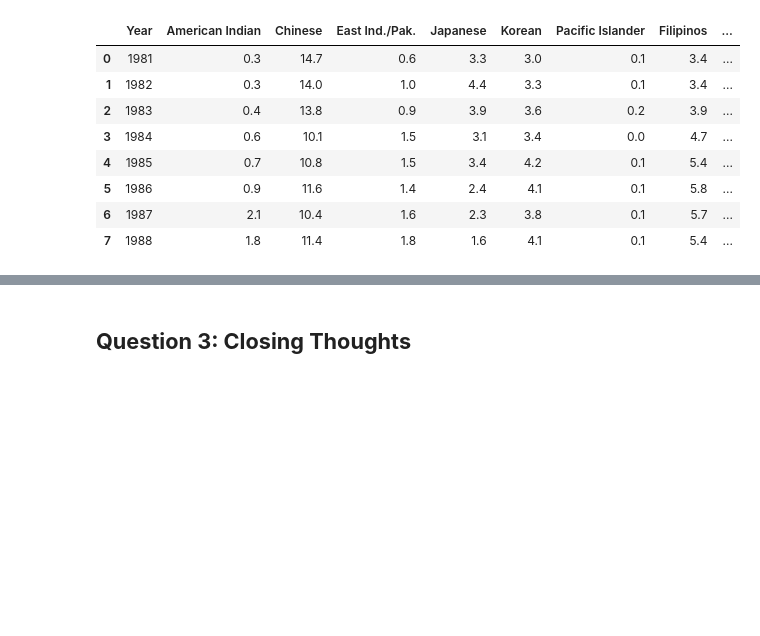
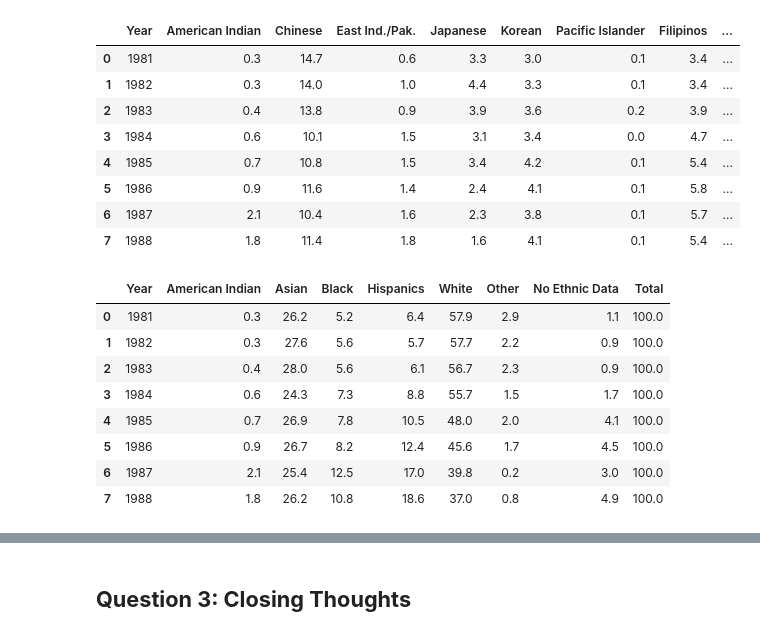
Before and after one commit to sensesensibilityscience/datascience, a Jupyter notebook: 2024/admission_rate/(new) admission_rate_part2_sol.ipynb, the cells around one changed output, grey strips where cells are left out. Drawn from its saved outputs; the diff is of its cells as text; code cells hidden in the pictures; blank space fills up the shorter version.

```diff
--- a/2024/admission_rate/(new) admission_rate_part2_sol.ipynb
+++ b/2024/admission_rate/(new) admission_rate_part2_sol.ipynb
@@ -214,5 +312,5 @@ plt.show()
 # %%
-data = {
+full_ethnic = {
     'Year': [1981, 1982, 1983, 1984, 1985, 1986, 1987, 1988],
     'American Indian': [0.3, 0.3, 0.4, 0.6, 0.7, 0.9, 2.1, 1.8],
     'Chinese': [14.7, 14.0, 13.8, 10.1, 10.8, 11.6, 10.4, 11.4],
@@ -222,19 +320,19 @@ data = {
     'Pacific Islander': [0.1, 0.1, 0.2, 0.0, 0.1, 0.1, 0.1, 0.1],
     'Filipinos': [3.4, 3.4, 3.9, 4.7, 5.4, 5.8, 5.7, 5.4],
     'Other Asian': [1.0, 1.3, 1.8, 1.4, 1.6, 1.2, 1.5, 1.8],
-    'Asians': [26.2, 27.6, 28.0, 24.3, 26.9, 26.7, 25.4, 26.2],
+    'Asian': [26.2, 27.6, 28.0, 24.3, 26.9, 26.7, 25.4, 26.2],
     'Black': [5.2, 5.6, 5.6, 7.3, 7.8, 8.2, 12.5, 10.8],
     'Chicano': [4.2, 3.5, 4.1, 5.5, 6.9, 8.4, 10.5, 10.8],
     'Latino': [2.1, 2.2, 2.0, 3.3, 3.7, 4.0, 6.5, 7.8],
     'Hispanics': [6.4, 5.7, 6.1, 8.8, 10.5, 12.4, 17.0, 18.6],
     'White': [57.9, 57.7, 56.7, 55.7, 48.0, 45.6, 39.8, 37.0],
-    'Other': [2.9, 2.2, 2.3, 1.5, 2.0, 1.7, 2.7, 0.8],
+    'Other': [2.9, 2.2, 2.3, 1.5, 2.0, 1.7, 0.2, 0.8],
     'No Ethnic Data': [1.1, 0.9, 0.9, 1.7, 4.1, 4.5, 3.0, 4.9],
     'Total': [100.0, 100.0, 100.0, 100.0, 100.0, 100.0, 100.0, 100.0]
 }
 
-df = pd.DataFrame(data)
-df
+full_ethnic = pd.DataFrame(full_ethnic)
+full_ethnic
 # %% [output]
 |  | Year | American Indian | Chinese | East Ind./Pak. | Japanese | Korean | Pacific Islander | Filipinos | ... |
 | 0 | 1981 | 0.3 | 14.7 | 0.6 | 3.3 | 3.0 | 0.1 | 3.4 | ... |
@@ -245,3 +343,16 @@ df
 | 5 | 1986 | 0.9 | 11.6 | 1.4 | 2.4 | 4.1 | 0.1 | 5.8 | ... |
 | 6 | 1987 | 2.1 | 10.4 | 1.6 | 2.3 | 3.8 | 0.1 | 5.7 | ... |
 | 7 | 1988 | 1.8 | 11.4 | 1.8 | 1.6 | 4.1 | 0.1 | 5.4 | ... |
+# %%
+ethnic_distribution = full_ethnic[['Year', 'American Indian', 'Asian', 'Black', 'Hispanics', 'White', 'Other', 'No Ethnic Data', 'Total']]
+ethnic_distribution
+# %% [output]
+|  | Year | American Indian | Asian | Black | Hispanics | White | Other | No Ethnic Data | Total |
+| 0 | 1981 | 0.3 | 26.2 | 5.2 | 6.4 | 57.9 | 2.9 | 1.1 | 100.0 |
+| 1 | 1982 | 0.3 | 27.6 | 5.6 | 5.7 | 57.7 | 2.2 | 0.9 | 100.0 |
+| 2 | 1983 | 0.4 | 28.0 | 5.6 | 6.1 | 56.7 | 2.3 | 0.9 | 100.0 |
+| 3 | 1984 | 0.6 | 24.3 | 7.3 | 8.8 | 55.7 | 1.5 | 1.7 | 100.0 |
+| 4 | 1985 | 0.7 | 26.9 | 7.8 | 10.5 | 48.0 | 2.0 | 4.1 | 100.0 |
+| 5 | 1986 | 0.9 | 26.7 | 8.2 | 12.4 | 45.6 | 1.7 | 4.5 | 100.0 |
+| 6 | 1987 | 2.1 | 25.4 | 12.5 | 17.0 | 39.8 | 0.2 | 3.0 | 100.0 |
+| 7 | 1988 | 1.8 | 26.2 | 10.8 | 18.6 | 37.0 | 0.8 | 4.9 | 100.0 |
```
Also changed, not shown: parts of 20 cells of this notebook, 1 other file.
